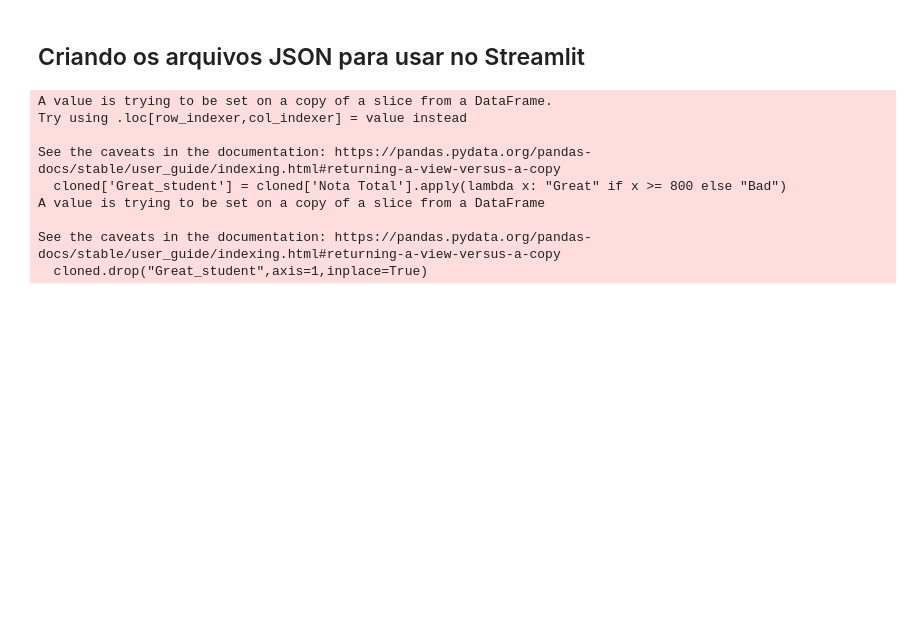
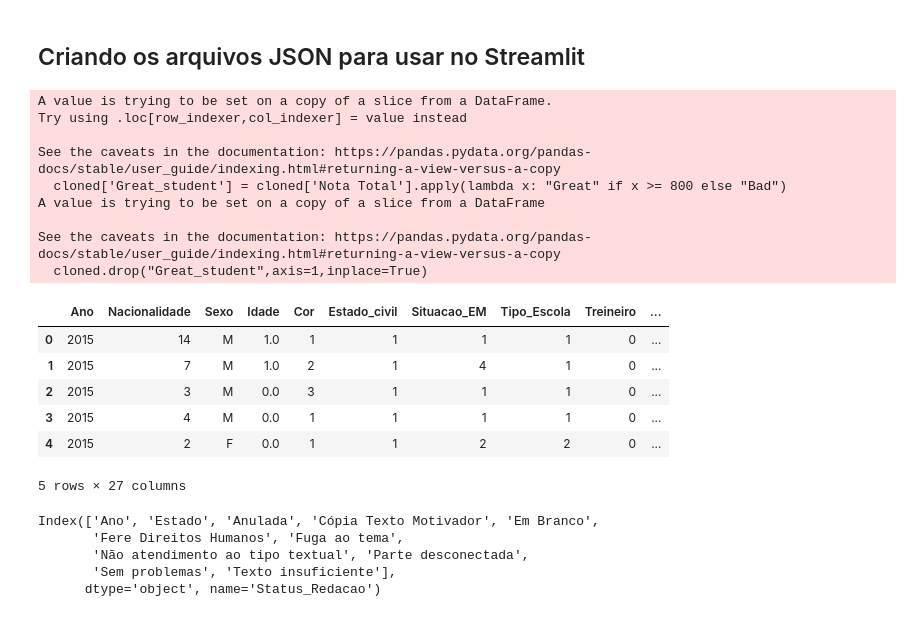
Before and after one commit to LiamFer/ENEM-Analysis, a Jupyter notebook: main_analysis.ipynb, the cells around one changed output. Drawn from its saved outputs; the diff is of its cells as text; code cells hidden in the pictures; blank space fills up the shorter version.

```diff
--- a/main_analysis.ipynb
+++ b/main_analysis.ipynb
@@ -522,3 +522,13 @@ See the caveats in the documentation: https://pandas.pydata.org/pandas-docs/stab
 institutional_data = pd.DataFrame(cloned.groupby(["Ano","Estado",'Tipo_Escola'])["Nota Total"].mean()).reset_index()
 institutional_data['Tipo_Escola'] = institutional_data['Tipo_Escola'].map(tipo_instituicao)
 institutional_data.to_json(r"streamlit_jsons/institutional_data.json")
+# %%
+cloned.groupby(['Ano','Estado'])[['']]
+# %% [output]
+|  | Ano | Nacionalidade | Sexo | Idade | Cor | Estado_civil | Situacao_EM | Tipo_Escola | Treineiro | ... |
+| 0 | 2015 | 14 | M | 1.0 | 1 | 1 | 1 | 1 | 0 | ... |
+| 1 | 2015 | 7 | M | 1.0 | 2 | 1 | 4 | 1 | 0 | ... |
+| 2 | 2015 | 3 | M | 0.0 | 3 | 1 | 1 | 1 | 0 | ... |
+| 3 | 2015 | 4 | M | 0.0 | 1 | 1 | 1 | 1 | 0 | ... |
+| 4 | 2015 | 2 | F | 0.0 | 1 | 1 | 2 | 2 | 0 | ... |
+5 rows × 27 columns
@@ -524,0 +539,8 @@ institutional_data.to_json(r"streamlit_jsons/institutional_data.json")
+# %%
+errors_commited.pivot(index=['Ano', 'Estado'], columns='Status_Redacao', values='count').reset_index().columns
+# %% [output]
+Index(['Ano', 'Estado', 'Anulada', 'Cópia Texto Motivador', 'Em Branco',
+       'Fere Direitos Humanos', 'Fuga ao tema',
+       'Não atendimento ao tipo textual', 'Parte desconectada',
+       'Sem problemas', 'Texto insuficiente'],
+      dtype='object', name='Status_Redacao')
```
Also changed, not shown: parts of 2 cells of this notebook, 2 other files.
